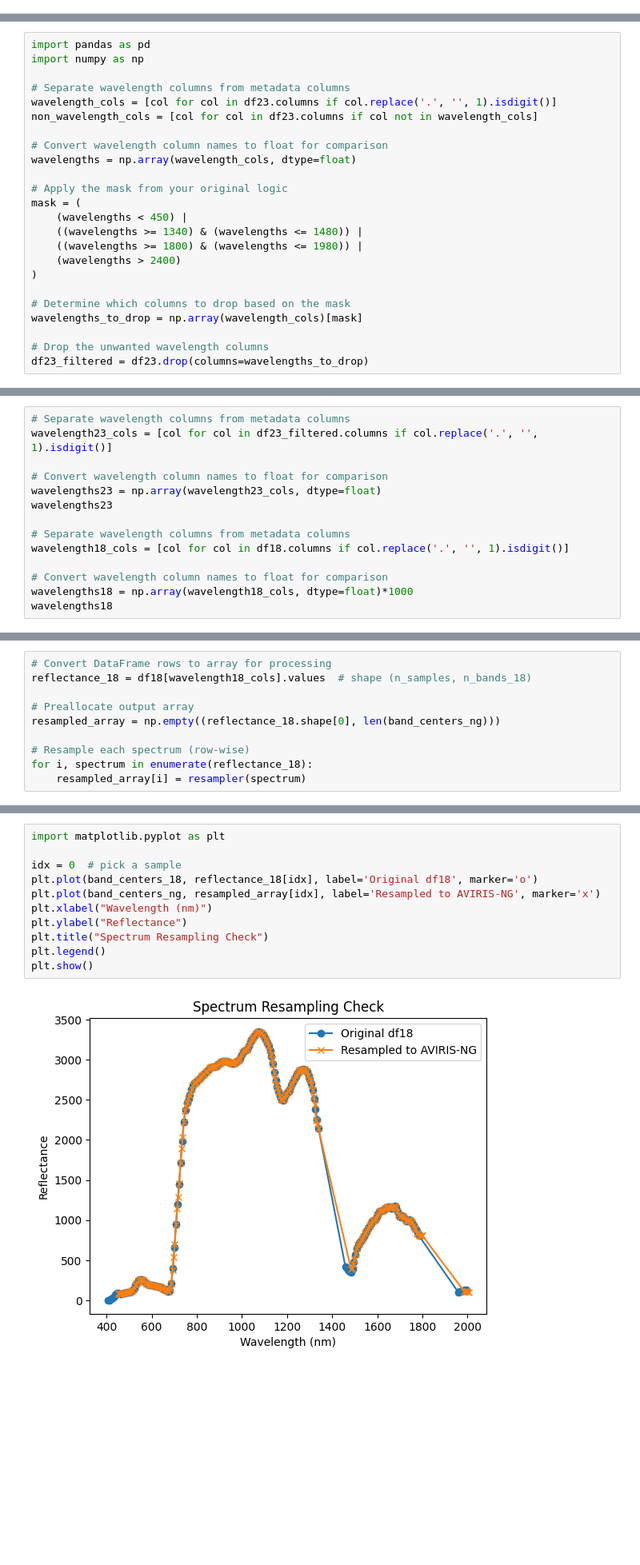
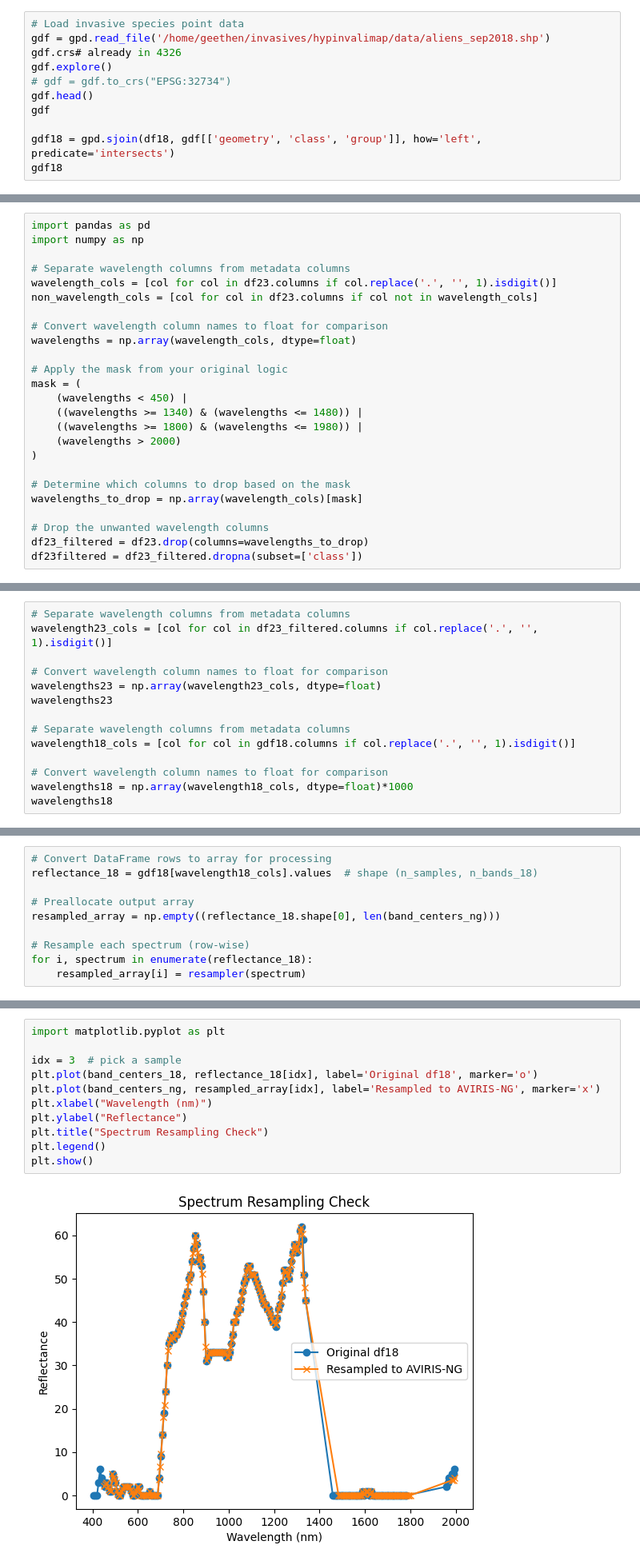
Before and after one commit to Geethen/hypinvalimap, a Jupyter notebook: code/NB1_baselineModels.ipynb, the cells around one changed output, grey strips where cells are left out. Shown at 80% size. Cells and saved outputs as stored; diff of their text form; blank space fills up the shorter version.

```diff
--- a/code/NB1_baselineModels.ipynb
+++ b/code/NB1_baselineModels.ipynb
@@ -33,3 +33,14 @@ df18
 | 1686 | POINT (19.4932 -33.99476) | 1.0 | 1.0 | 1.0 | 4.0 | 8.0 | 9.0 | 14.0 | 15.0 | 16.0 | ... | ... |
 | 1687 | POINT (19.51172 -33.98991) | 1.0 | 7.0 | 21.0 | 35.0 | 55.0 | 72.0 | 84.0 | 86.0 | 83.0 | ... | ... |
 1688 rows × 203 columns
+# %%
+# Load invasive species point data
+gdf = gpd.read_file('/home/geethen/invasives/hypinvalimap/data/aliens_sep2018.shp')
+gdf.crs# already in 4326
+gdf.explore()
+# gdf = gdf.to_crs("EPSG:32734")
+gdf.head()
+gdf
+
+gdf18 = gpd.sjoin(df18, gdf[['geometry', 'class', 'group']], how='left', predicate='intersects')
+gdf18
@@ -215,7 +242,7 @@ mask = (
     (wavelengths < 450) |
     ((wavelengths >= 1340) & (wavelengths <= 1480)) |
     ((wavelengths >= 1800) & (wavelengths <= 1980)) |
-    (wavelengths > 2400)
+    (wavelengths > 2000)
 )
 
 # Determine which columns to drop based on the mask
@@ -223,5 +250,6 @@ wavelengths_to_drop = np.array(wavelength_cols)[mask]
 
 # Drop the unwanted wavelength columns
 df23_filtered = df23.drop(columns=wavelengths_to_drop)
+df23filtered = df23_filtered.dropna(subset=['class'])
 # %% [markdown]
 # Band resampling
@@ -254,7 +262,7 @@ wavelengths23 = np.array(wavelength23_cols, dtype=float)
 wavelengths23
 
 # Separate wavelength columns from metadata columns
-wavelength18_cols = [col for col in df18.columns if col.replace('.', '', 1).isdigit()]
+wavelength18_cols = [col for col in gdf18.columns if col.replace('.', '', 1).isdigit()]
 
 # Convert wavelength column names to float for comparison
 wavelengths18 = np.array(wavelength18_cols, dtype=float)*1000
@@ -367,6 +352,6 @@ spectral:INFO: No overlap for target band 324 (2395.685500 / 5.000000)
 # %%
 # Convert DataFrame rows to array for processing
-reflectance_18 = df18[wavelength18_cols].values  # shape (n_samples, n_bands_18)
+reflectance_18 = gdf18[wavelength18_cols].values  # shape (n_samples, n_bands_18)
 
 # Preallocate output array
 resampled_array = np.empty((reflectance_18.shape[0], len(band_centers_ng)))
@@ -391,13 +373,13 @@ Warning: Some AVIRIS-NG bands had no spectral overlap with df18 and returned NaN
 # %%
 import matplotlib.pyplot as plt
 
-idx = 0  # pick a sample
+idx = 3  # pick a sample
 plt.plot(band_centers_18, reflectance_18[idx], label='Original df18', marker='o')
 plt.plot(band_centers_ng, resampled_array[idx], label='Resampled to AVIRIS-NG', marker='x')
 plt.xlabel("Wavelength (nm)")
 plt.ylabel("Reflectance")
 plt.title("Spectrum Resampling Check")
 plt.legend()
 plt.show()
 # %% [output]
-[figure, old version]
+[figure, new version]
```
Also changed, not shown: parts of 53 cells of this notebook, 1 other file.
